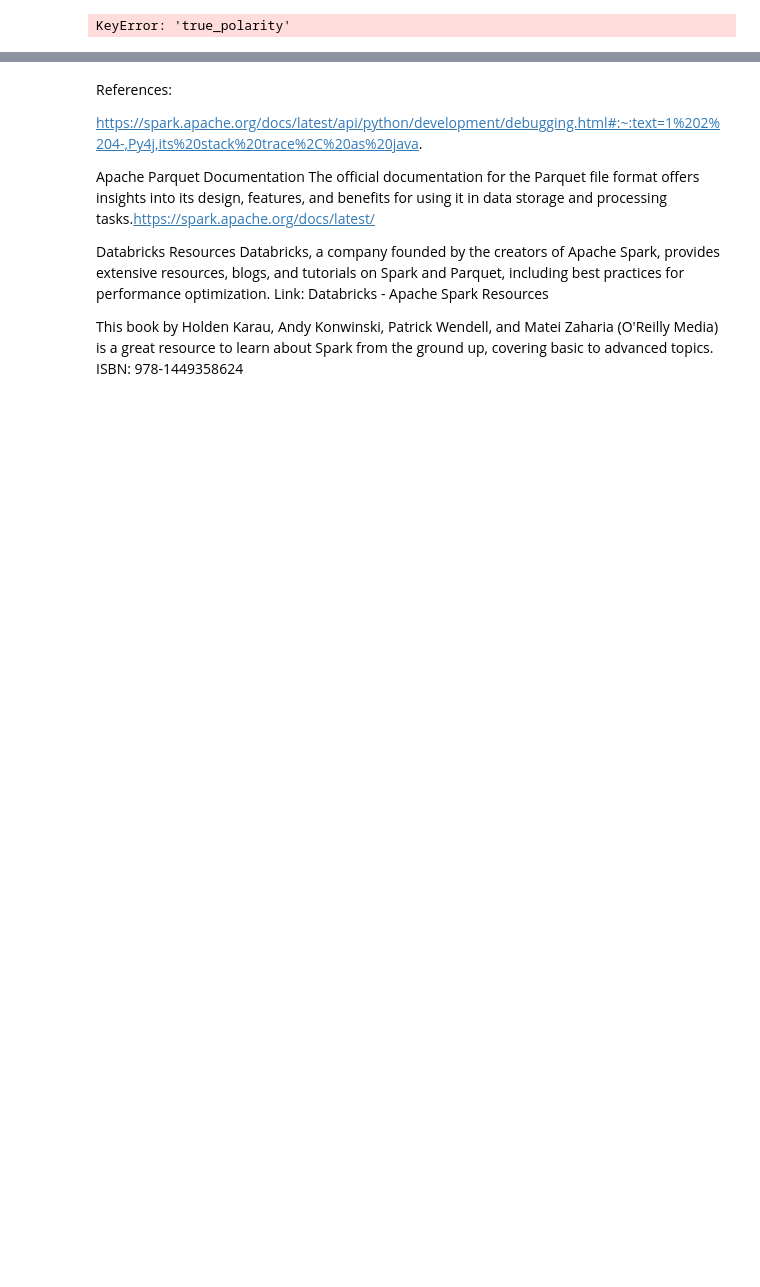
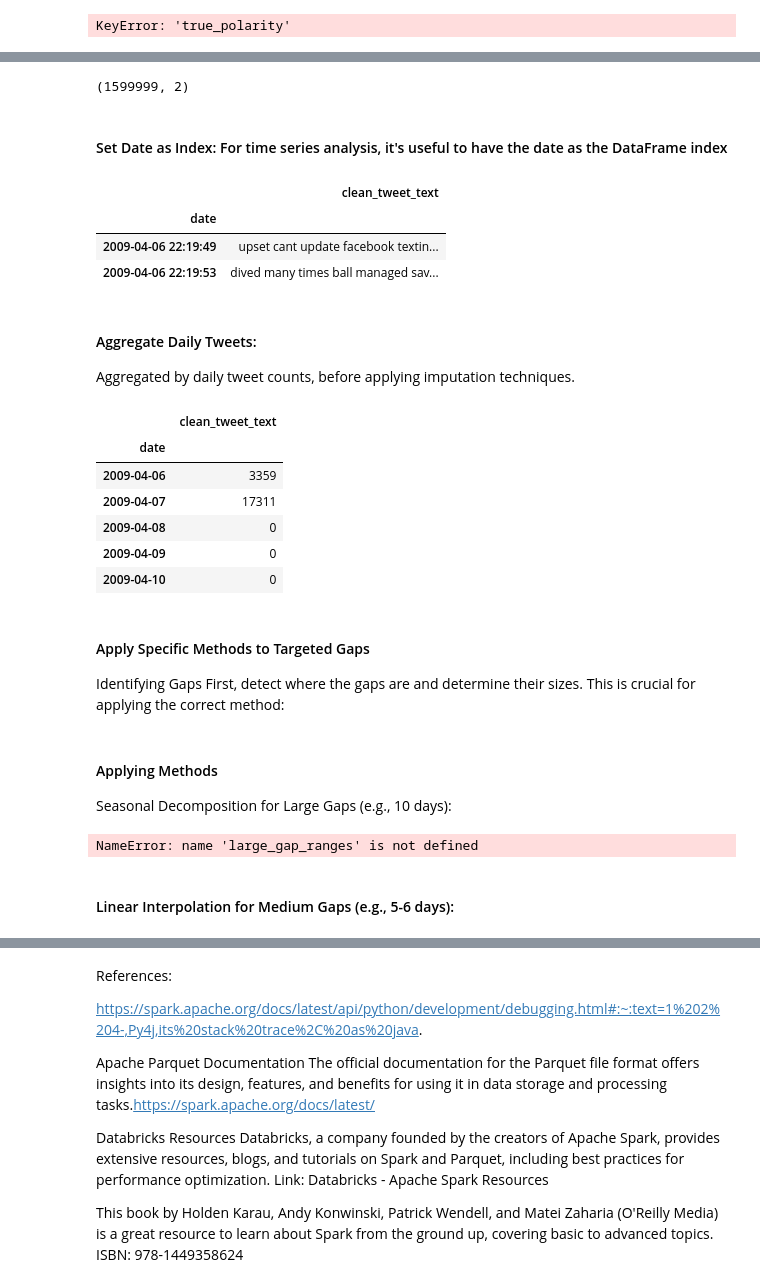
Before and after one commit to rosilenedasilva/twitter_sentiment_analysis_time_series_pyspark_mysql_ipynb, a Jupyter notebook: Integrated_CA2MScDA_ BD_ADA_V2.ipynb, the cells around one changed output, grey strips where cells are left out. Cells and saved outputs as stored; diff of their text form; code cells hidden in the pictures; blank space fills up the shorter version.

```diff
--- a/Integrated_CA2MScDA_ BD_ADA_V2.ipynb
+++ b/Integrated_CA2MScDA_ BD_ADA_V2.ipynb
@@ -1589,0 +1476,5 @@ https://pub.aimind.so/a-comprehensive-guide-to-text-preprocessing-for-twitter-da
+# %%
+# Drop unnecessary columns directly in the DataFrame
+new_twitter_df.drop(['user_id', 'user_handle', 'tweet_text'], axis=1, inplace=True)
+
+print(new_twitter_df.head(2))
@@ -1589,0 +1485,35 @@ https://pub.aimind.so/a-comprehensive-guide-to-text-preprocessing-for-twitter-da
+# %%
+new_twitter_df.shape
+# %% [output]
+(1599999, 2)
+# %% [markdown]
+#### Set Date as Index: For time series analysis, it's useful to have the date as the DataFrame index
+# %%
+import numpy as np
+
+from pandas.tseries.offsets import Day
+new_twitter_df.set_index('date', inplace=True)
+new_twitter_df.head(2)
+# %% [output]
+|  | clean_tweet_text |
+| date |  |
+| 2009-04-06 22:19:49 | upset cant update facebook textin... |
+| 2009-04-06 22:19:53 | dived many times ball managed sav... |
+# %% [markdown]
+#### Aggregate Daily Tweets:
+Aggregated by daily tweet counts, before applying imputation techniques.
+# %%
+new_twitter_df = new_twitter_df.resample('D').count()  # counting tweets per day
+new_twitter_df.head(5)
+# %% [output]
+|  | clean_tweet_text |
+| date |  |
+| 2009-04-06 | 3359 |
+| 2009-04-07 | 17311 |
+| 2009-04-08 | 0 |
+| 2009-04-09 | 0 |
+| 2009-04-10 | 0 |
+# %% [markdown]
+#### Apply Specific Methods to Targeted Gaps
+Identifying Gaps
+First, detect where the gaps are and determine their sizes. This is crucial for applying the correct method:
@@ -1589,0 +1528,17 @@ https://pub.aimind.so/a-comprehensive-guide-to-text-preprocessing-for-twitter-da
+# %% [markdown]
+#### Applying Methods
+Seasonal Decomposition for Large Gaps (e.g., 10 days):
+# %%
+from statsmodels.tsa.seasonal import seasonal_decompose
+
+# Decompose and fill large gaps
+for start, end in large_gap_ranges:
+    subset = twitter_df[start:end]
+    decomposition = seasonal_decompose(subset['clean_tweet_text'], model='additive', period=7)
+    trend = decomposition.trend
+    seasonal = decomposition.seasonal
+    twitter_df.loc[start:end, 'clean_tweet_text'] = (trend + seasonal).fillna(method='ffill')
+# %% [output]
+NameError: name 'large_gap_ranges' is not defined
+# %% [markdown]
+#### Linear Interpolation for Medium Gaps (e.g., 5-6 days):
```
Also changed, not shown: parts of 116 cells of this notebook.
